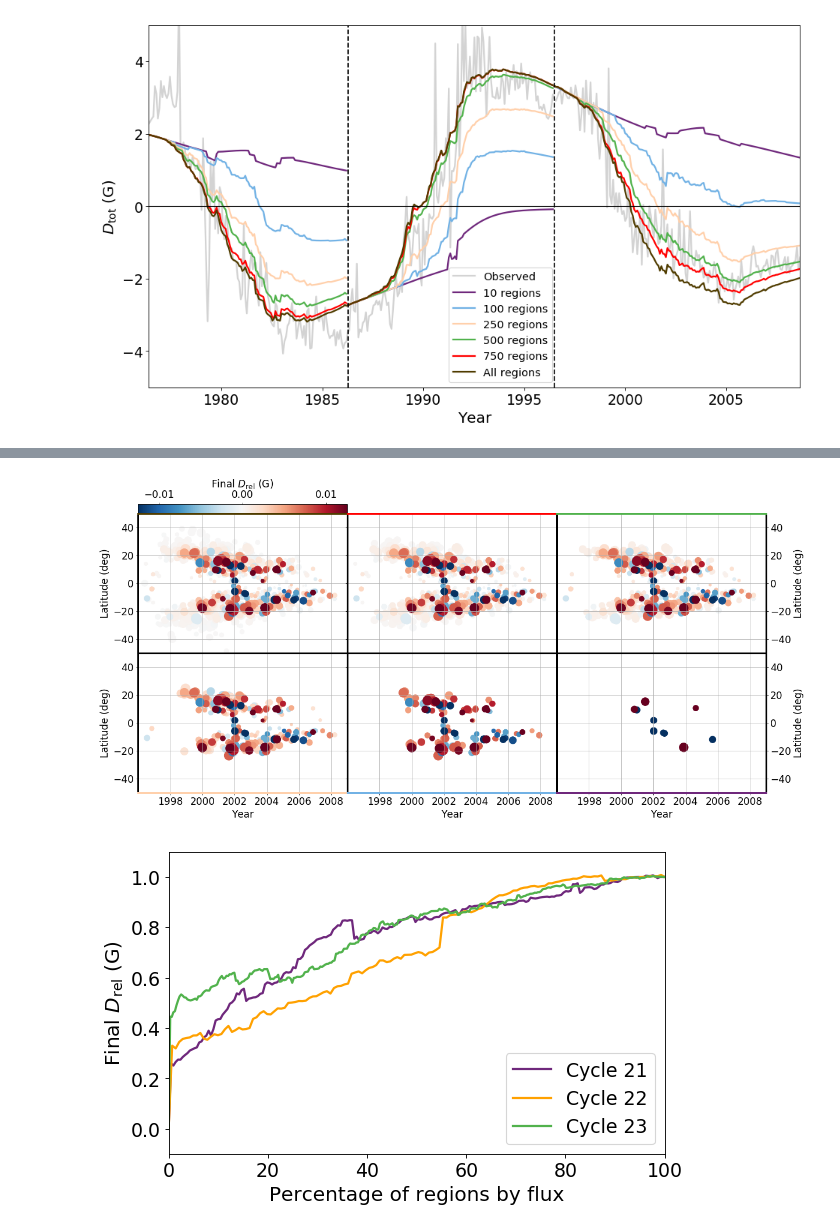
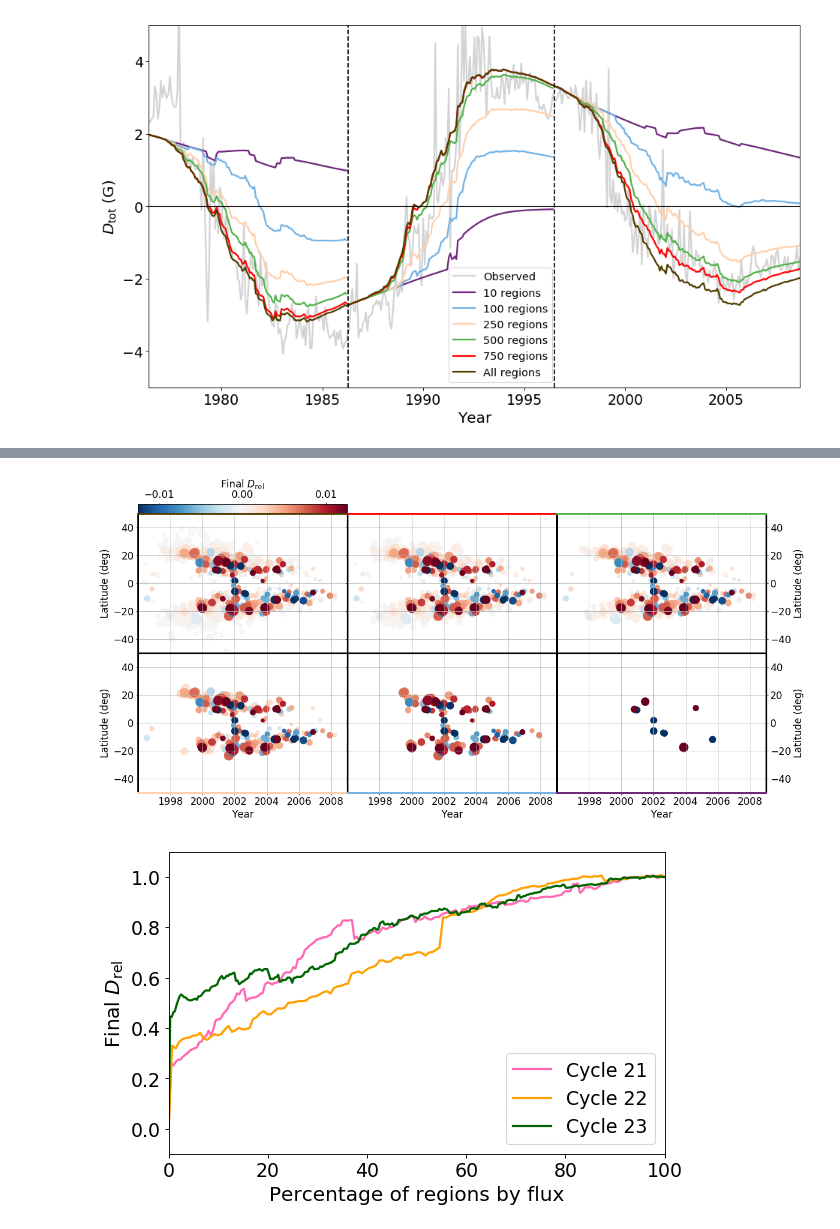
Before and after one commit to twhitbread/python-scatter, a Jupyter notebook: pythonscatter_c23_threecycles_decay.ipynb, the cells around one changed output, grey strips where cells are left out. Drawn from its saved outputs; the diff is of its cells as text; code cells hidden in the pictures.

Commit message:
Changed mistakes and inconsistencies in plots

```diff
--- a/pythonscatter_c23_threecycles_decay.ipynb
+++ b/pythonscatter_c23_threecycles_decay.ipynb
@@ -117,7 +117,8 @@ blue = (114/255,178/255,229/255)
 purple = (111/255,40/255,124/255)
 peach = (1,208/255,171/255)
 orange = (255/255,161/255,0)
-pink = (255/255,153/255,153/255)
+pink = (255/255,105/255,180/255)
+plum = (238/255,174/255,238/255)
 
 dpi = 300
 pxx = 1500  # Horizontal size of each panel
@@ -172,7 +173,7 @@ ax1.set_xlabel('Latitude (deg)')
 ax1.set_xlim(lat1,lat2)
 plt.plot((lat1,lat2), (0, 0), 'k-',lw=1)
 #ax1.set_title('Coloured by flux, sized by RFADM')
-ax1.set_ylabel('Final $D_{\mathrm{rel}}$ (G)')
+ax1.set_ylabel('Final $D_{\mathrm{rel}}$')
 ax1.grid()
 ax1.set_xticks(latticks)
 ax1.text(1, 0.083, 'Cycle 23', fontsize=18)
@@ -194,7 +195,7 @@ ax2.set_xticks(fluxticks)
 ax3 = fig.add_axes([ppadh+pxx/fszh*2, ppadv, pxx/fszh, pxy/fszv], sharey=ax1)
 
 im3 = ax3.scatter(c[7],c[4],szf*np.sqrt(abs(c[4])),abs(c[2]),cmap='plasma_r',vmin=lat1,vmax=lat2)
-ax3.set_xlabel('Initial $D_{\mathrm{rel}}$ (G)')
+ax3.set_xlabel('Initial $D_{\mathrm{rel}}$')
 #ax3.set_title('Coloured by flux, sized by RFADM')
 ax3.set_xlim(-0.07,0.07)
 plt.plot((-0.07,0.07), (0, 0), 'k-',lw=1)
@@ -202,7 +203,7 @@ plt.axvline(x=0,color='black',lw=1)
 ax3.grid()
 ax3.yaxis.tick_right()
 ax3.yaxis.set_label_position('right')
-ax3.set_ylabel('Final $D_{\mathrm{rel}}$ (G)')
+ax3.set_ylabel('Final $D_{\mathrm{rel}}$')
 
 # Setting Vertical Axis
 ax1.set_ylim(-0.1,0.1)
@@ -766,7 +767,7 @@ ax4.set_ylim(-50,50)
 # Adding Flux Colorbar
 
 cb1 = fig.colorbar(im1,cax=cbaxes1, orientation='horizontal')
-cb1.set_label('Final $D_{\mathrm{rel}}$ (G)')
+cb1.set_label('Final $D_{\mathrm{rel}}$')
 cb1.set_ticks(radmticks)
 cbaxes1.xaxis.tick_top()
 cbaxes1.xaxis.set_label_position('top')
@@ -812,28 +813,29 @@ ax6.spines['right'].set_linewidth(3)
 ax6.spines['left'].set_linewidth(3)
 ax6.spines['bottom'].set_color(purple)
 
+
 #plt.savefig('/home/grads/xsxs53/Documents/phd/Papers/regions_axd/c23_6panel.eps', format='eps', dpi=300,bbox_inches='tight')
 # %% [output]
-[figure, old version]
+[figure, new version]
 # %%
 axd_fluxpercent = np.fromfile('axcollect_fluxpercent_threecycles_decay.dat',dtype=np.float32)
 axd_fluxpercent_c22 = np.fromfile('axcollect_fluxpercent_c22_threecycles_decay.dat',dtype=np.float32)
 axd_fluxpercent_c21 = np.fromfile('axcollect_fluxpercent_c21_threecycles_decay.dat',dtype=np.float32)
 axd_fluxpercent = np.insert(axd_fluxpercent,0,0)
 axd_fluxpercent_c22 = np.insert(axd_fluxpercent_c22,0,0)
 axd_fluxpercent_c21 = np.insert(axd_fluxpercent_c21,0,0)
 
 fig7 = plt.figure(figsize=(8,5), dpi= 80, facecolor='w', edgecolor='k')
-plt.plot(np.arange(0,845,4)*100/844,axd_fluxpercent_c21,color=purple,lw=2,label='Cycle 21')
+plt.plot(np.arange(0,845,4)*100/844,axd_fluxpercent_c21,color=pink,lw=2,label='Cycle 21')
 plt.plot(np.arange(0,847,6)*100/846,axd_fluxpercent_c22,color=orange,lw=2,label='Cycle 22')
-plt.plot(np.arange(0,952,3)*100/951,axd_fluxpercent,color=green,lw=2,label='Cycle 23')
+plt.plot(np.arange(0,952,3)*100/951,axd_fluxpercent,color='darkgreen',lw=2,label='Cycle 23')
 plt.xlim(0,100)
 plt.ylim(-0.1,1.1)
 plt.xlabel('Percentage of regions by flux',fontsize=18)
-plt.ylabel('Final $D_{\mathrm{rel}}$ (G)',fontsize=18)
+plt.ylabel('Final $D_{\mathrm{rel}}$',fontsize=18)
 plt.legend()
 plt.show()
 
 #plt.savefig('/home/grads/xsxs53/Documents/phd/Papers/regions_axd/reg_percent_threecycles_decay.eps', format='eps', dpi=300,bbox_inches='tight')
 # %% [output]
-[figure, old version]
+[figure, new version]
```
Also changed, not shown: parts of 3 cells of this notebook, 2 other files.
